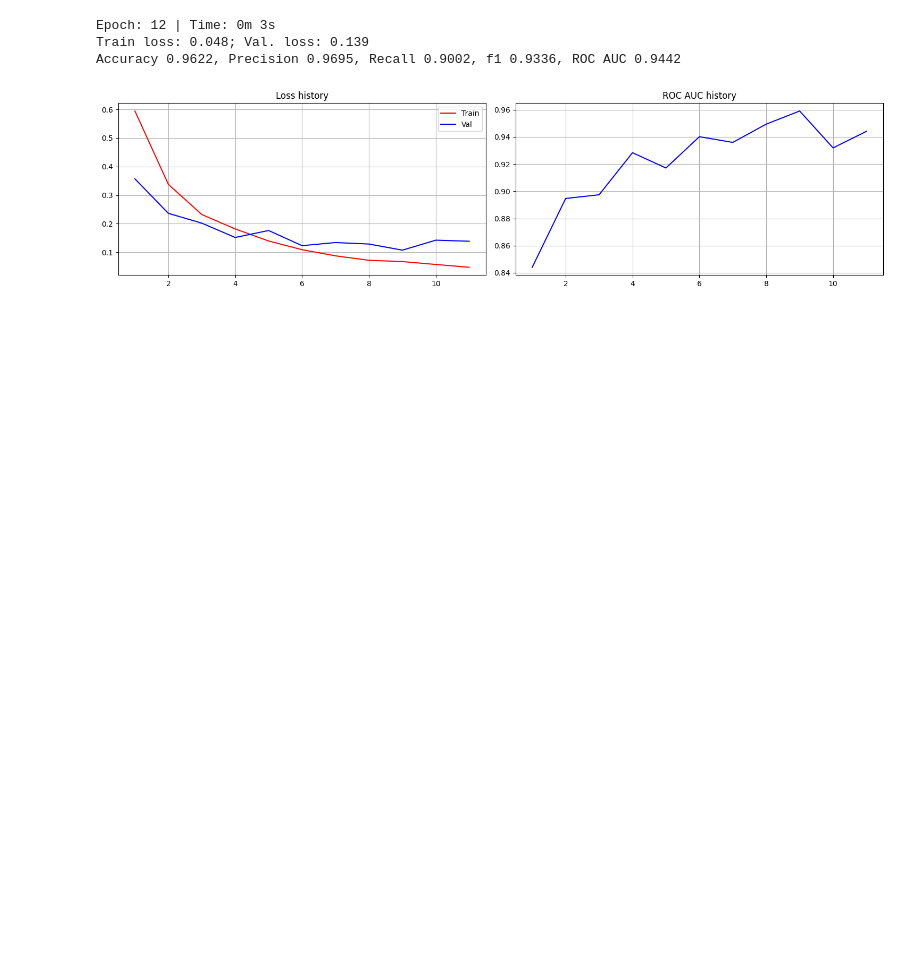
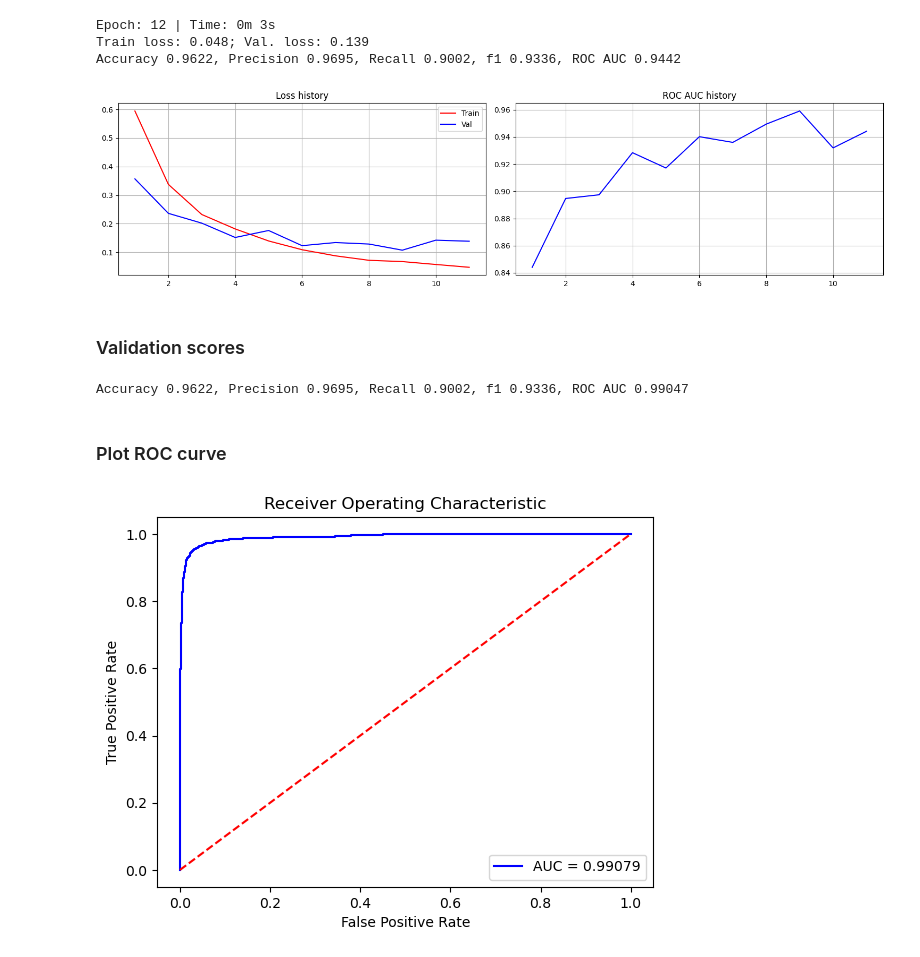
Before and after one commit to Oleg20502/vk_task, a Jupyter notebook: WordRNN.ipynb, the cells around one changed output. Cells and saved outputs as stored; diff of their text form; code cells hidden in the pictures; blank space fills up the shorter version.

```diff
--- a/WordRNN.ipynb
+++ b/WordRNN.ipynb
@@ -317,7 +322,7 @@ def save_checkpoint(save_path, model, optimizer, epoch, train_history, val_histo
     }, save_path)
 
 def load_checkpoint(load_path, model, optimizer):
-    checkpoint = torch.load(load_path)
+    checkpoint = torch.load(load_path, map_location=DEVICE)
     model.load_state_dict(checkpoint['model_state_dict'])
     optimizer.load_state_dict(checkpoint['optimizer_state_dict'])
     train_history = checkpoint['train_history']
@@ -430,0 +441,45 @@ save_checkpoint(checkpoint_path, model, optimizer, epoch,
+# %% [markdown]
+### Validation scores
+# %%
+(accuracy_val,
+precision_val,
+recall_val,
+f1_val,
+roc_auc_val) = calc_metrics(model, val_loader)
+
+print(f'Accuracy {accuracy_val:.4f}, Precision {precision_val:.4f}, ', end='')
+print(f'Recall {recall_val:.4f}, f1 {f1_val:.4f}, ROC AUC {roc_auc_val:.5f}')
+# %% [output]
+Accuracy 0.9622, Precision 0.9695, Recall 0.9002, f1 0.9336, ROC AUC 0.99047
+# %% [markdown]
+### Plot ROC curve
+# %%
+y_true = []
+y_pred = []
+p_pred = []
+with torch.no_grad():
+    for i, (input, target) in tqdm.tqdm(enumerate(val_loader)):
+        y_true.extend(target.detach().cpu().tolist())
+        input, target = input.to(DEVICE), target.to(DEVICE)
+
+        output = model(input)
+
+        prob_pred = F.softmax(output, dim=1)[:, 1].detach().cpu().tolist()
+        target_pred = torch.argmax(output, dim=1).detach().cpu().tolist()
+        p_pred.extend(prob_pred)
+        y_pred.extend(target_pred)
+
+fpr, tpr, threshold = roc_curve(y_true, p_pred)
+roc_auc = auc(fpr, tpr)
+# %%
+plt.title('Receiver Operating Characteristic')
+plt.plot(fpr, tpr, 'b', label = f'AUC = {roc_auc:0.5f}')
+plt.legend(loc = 'lower right')
+plt.plot([0, 1], [0, 1],'r--')
+# plt.xlim([0, 1])
+# plt.ylim([0, 1])
+plt.ylabel('True Positive Rate')
+plt.xlabel('False Positive Rate')
+plt.show()
+# %% [output]
+[figure, added]
```
Also changed, not shown: parts of 11 cells of this notebook, 4 other files.
